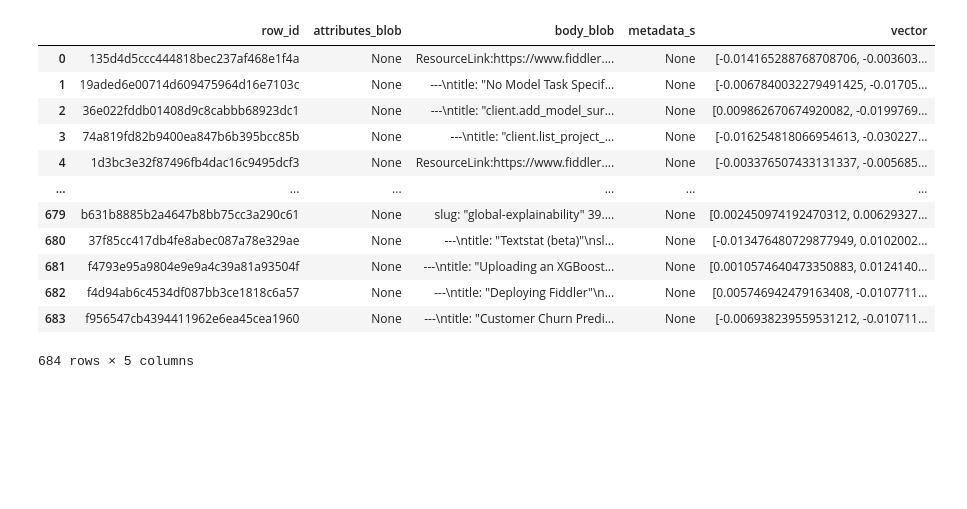
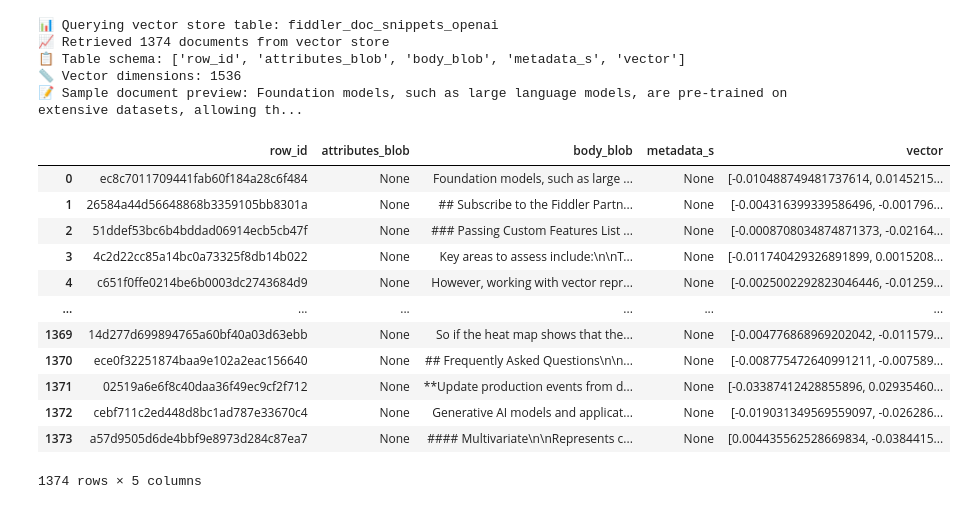
Before and after one commit to fiddler-labs/fiddler-chatbot, a Jupyter notebook: src/utils/adhoc_db_query.ipynb, the cells around one changed output. Cells and saved outputs as stored; diff of their text form; code cells hidden in the pictures; blank space fills up the shorter version.

Commit message:
MAJOR : Updated the ad=hoc query notebok to be a useful debugging tool

```diff
--- a/src/utils/adhoc_db_query.ipynb
+++ b/src/utils/adhoc_db_query.ipynb
@@ -55,2 +97,0 @@ session = cluster.connect()
-# %%
-session.set_keyspace('fiddlerai')
@@ -63,20 +97,0 @@ session.row_factory = pandas_factory
-# %%
-rows = session.execute('SELECT * FROM fiddler_doc_snippets_openai')
-
-df_docs = rows._current_rows
-#df = df.sort_values(by=['body_blob'])
-df_docs
-# %% [output]
-|  | row_id | attributes_blob | body_blob | metadata_s | vector |
-| 0 | 135d4d5ccc444818bec237af468e1f4a | None | ResourceLink:https://www.fiddler.... | None | [-0.014165288768708706, -0.003603... |
-| 1 | 19aded6e00714d609475964d16e7103c | None | ---\ntitle: "No Model Task Specif... | None | [-0.0067840032279491425, -0.01705... |
-| 2 | 36e022fddb01408d9c8cabbb68923dc1 | None | ---\ntitle: "client.add_model_sur... | None | [0.009862670674920082, -0.0199769... |
-| 3 | 74a819fd82b9400ea847b6b395bcc85b | None | ---\ntitle: "client.list_project_... | None | [-0.016254818066954613, -0.030227... |
-| 4 | 1d3bc3e32f87496fb4dac16c9495dcf3 | None | ResourceLink:https://www.fiddler.... | None | [-0.003376507433131337, -0.005685... |
-| ... | ... | ... | ... | ... | ... |
-| 679 | b631b8885b2a4647b8bb75cc3a290c61 | None | slug: "global-explainability" 39.... | None | [0.002450974192470312, 0.00629327... |
-| 680 | 37f85cc417db4fe8abec087a78e329ae | None | ---\ntitle: "Textstat (beta)"\nsl... | None | [-0.013476480729877949, 0.0102002... |
-| 681 | f4793e95a9804e9e9a4c39a81a93504f | None | ---\ntitle: "Uploading an XGBoost... | None | [0.0010574640473350883, 0.0124140... |
-| 682 | f4d94ab6c4534df087bb3ce1818c6a57 | None | ---\ntitle: "Deploying Fiddler"\n... | None | [0.005746942479163408, -0.0107711... |
-| 683 | f956547cb4394411962e6ea45cea1960 | None | ---\ntitle: "Customer Churn Predi... | None | [-0.006938239559531212, -0.010711... |
-684 rows × 5 columns
@@ -92,6 +100,41 @@ df_docs
 # rows = session.execute("DELETE row_id FROM fiddler_chatbot_ledger WHERE model_name= '' ")
 # df = rows._current_rows
 # df
-# %%
-pd.set_option('display.max_colwidth', None)
+# %%
+# Query the main vector store table
+vector_table = config["ASTRA_DB_TABLE_NAME"]
+print(f"📊 Querying vector store table: {vector_table}")
+
+query = f'SELECT * FROM {vector_table}'
+rows = session.execute(query)
+df_docs = rows._current_rows
+
+print(f"📈 Retrieved {len(df_docs)} documents from vector store")
+print(f"📋 Table schema: {list(df_docs.columns)}")
+
+# Display basic statistics
+if len(df_docs) > 0:
+    print(f"📏 Vector dimensions: {len(df_docs.iloc[0]['vector']) if 'vector' in df_docs.columns else 'N/A'}")
+    print(f"📝 Sample document preview: {str(df_docs.iloc[0]['body_blob'])[:100]}..." if 'body_blob' in df_docs.columns else "")
+
+df_docs
+# %% [output]
+📊 Querying vector store table: fiddler_doc_snippets_openai
+📈 Retrieved 1374 documents from vector store
+📋 Table schema: ['row_id', 'attributes_blob', 'body_blob', 'metadata_s', 'vector']
+📏 Vector dimensions: 1536
+📝 Sample document preview: Foundation models, such as large language models, are pre-trained on extensive datasets, allowing th...
+|  | row_id | attributes_blob | body_blob | metadata_s | vector |
+| 0 | ec8c7011709441fab60f184a28c6f484 | None | Foundation models, such as large ... | None | [-0.010488749481737614, 0.0145215... |
+| 1 | 26584a44d56648868b3359105bb8301a | None | ## Subscribe to the Fiddler Partn... | None | [-0.004316399339586496, -0.001796... |
+| 2 | 51ddef53bc6b4bddad06914ecb5cb47f | None | ### Passing Custom Features List ... | None | [-0.0008708034874871373, -0.02164... |
+| 3 | 4c2d22cc85a14bc0a73325f8db14b022 | None | Key areas to assess include:\n\nT... | None | [-0.011740429326891899, 0.0015208... |
+| 4 | c651f0ffe0214be6b0003dc2743684d9 | None | However, working with vector repr... | None | [-0.0025002292823046446, -0.01259... |
+| ... | ... | ... | ... | ... | ... |
+| 1369 | 14d277d699894765a60bf40a03d63ebb | None | So if the heat map shows that the... | None | [-0.004776868969202042, -0.011579... |
+| 1370 | ece0f32251874baa9e102a2eac156640 | None | ## Frequently Asked Questions\n\n... | None | [-0.008775472640991211, -0.007589... |
+| 1371 | 02519a6e6f8c40daa36f49ec9cf2f712 | None | **Update production events from d... | None | [-0.03387412428855896, 0.02935460... |
+| 1372 | cebf711c2ed448d8bc1ad787e33670c4 | None | Generative AI models and applicat... | None | [-0.019031349569559097, -0.026286... |
+| 1373 | a57d9505d6de4bbf9e8973d284c87ea7 | None | #### Multivariate\n\nRepresents c... | None | [0.004435562528669834, -0.0384415... |
+1374 rows × 5 columns
 # %%
```
Also changed, not shown: parts of 13 cells of this notebook.
